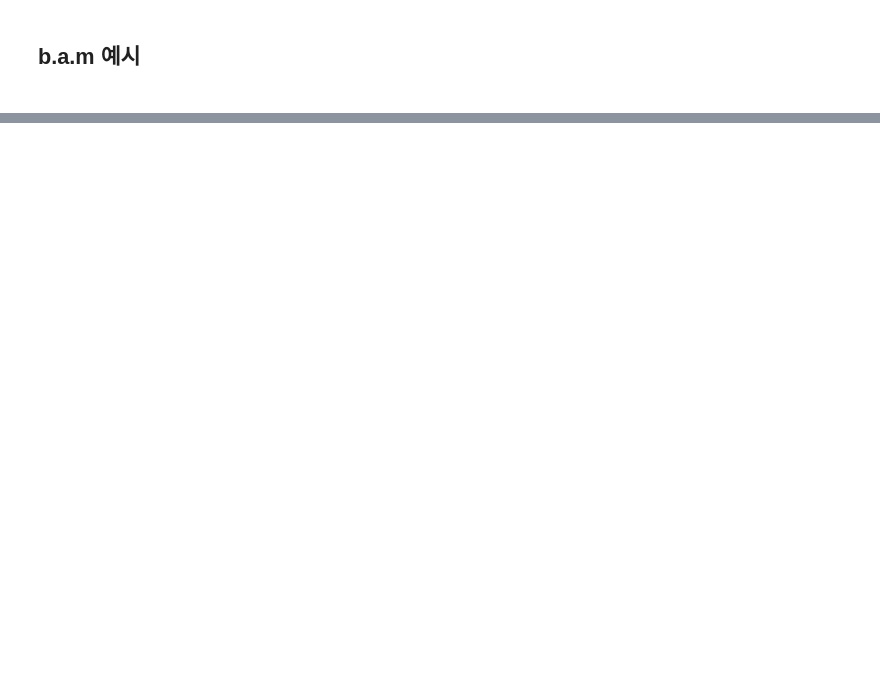
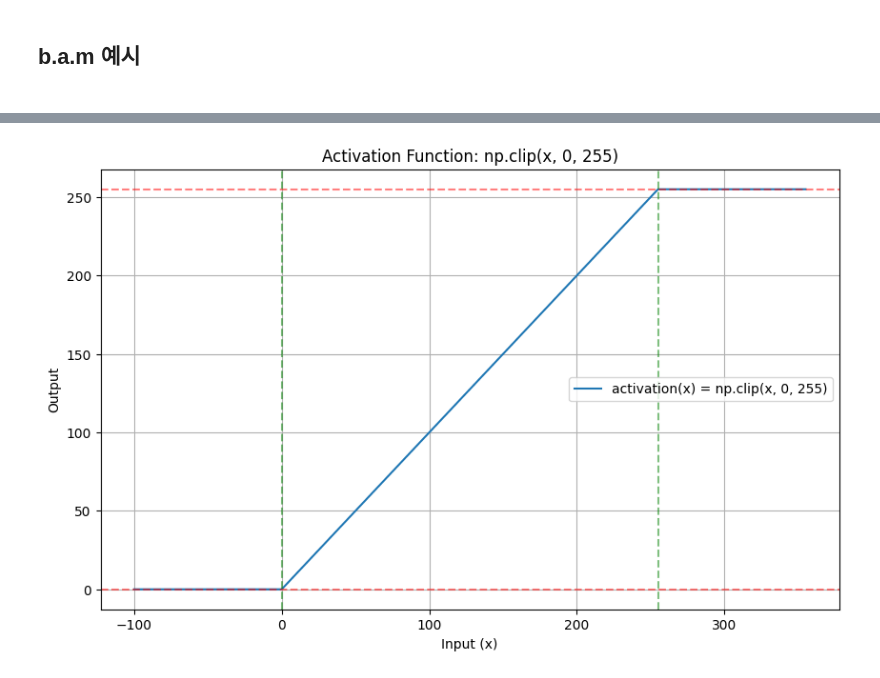
Before and after one commit to gwon9906/Bidirectional-Associative-Memory, a Jupyter notebook: bam_restore.ipynb, the cells around one changed output, grey strips where cells are left out. Cells and saved outputs as stored; diff of their text form; code cells hidden in the pictures; blank space fills up the shorter version.

```diff
--- a/bam_restore.ipynb
+++ b/bam_restore.ipynb
@@ -126,0 +194,28 @@ restore_custom_image(bam, custom_image_path)
+# %%
+import numpy as np
+import matplotlib.pyplot as plt
+
+def activation_function(x):
+    return np.clip(x, 0, 255)
+
+# Generate x values
+x = np.linspace(-100, 355, 1000)
+
+# Apply activation function
+y = activation_function(x)
+
+# Create the plot
+plt.figure(figsize=(10, 6))
+plt.plot(x, y, label='activation(x) = np.clip(x, 0, 255)')
+plt.xlabel('Input (x)')
+plt.ylabel('Output')
+plt.title('Activation Function: np.clip(x, 0, 255)')
+plt.axhline(y=0, color='r', linestyle='--', alpha=0.5)
+plt.axhline(y=255, color='r', linestyle='--', alpha=0.5)
+plt.axvline(x=0, color='g', linestyle='--', alpha=0.5)
+plt.axvline(x=255, color='g', linestyle='--', alpha=0.5)
+plt.legend()
+plt.grid(True)
+plt.show()
+# %% [output]
+[figure, added]
```
Also changed, not shown: parts of 4 cells of this notebook, 2 other files.
